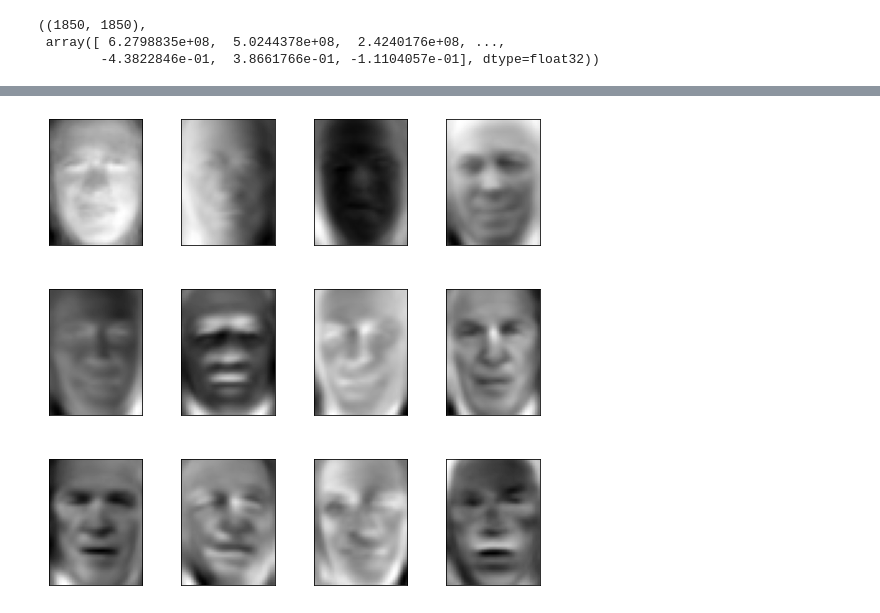
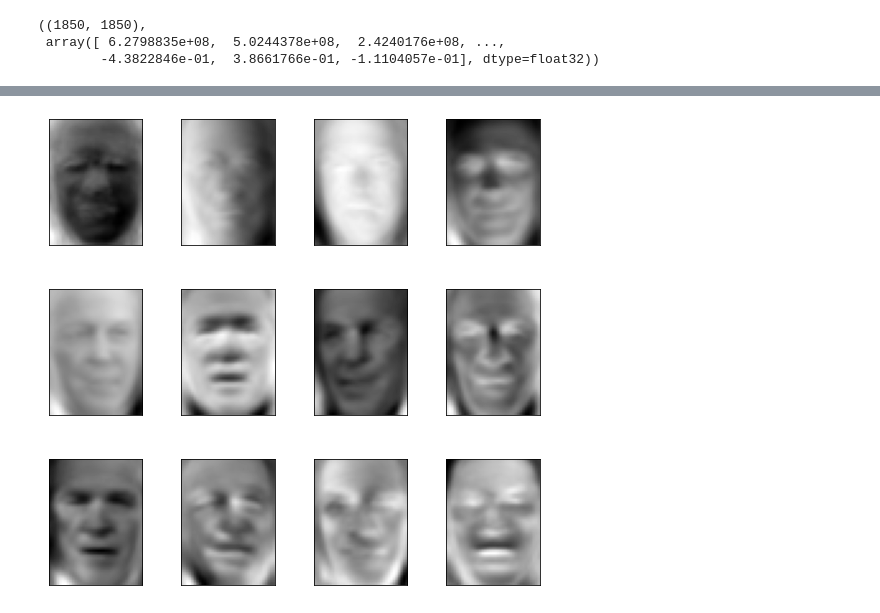
Before and after one commit to grevyarlesp/NewRepo, a Jupyter notebook: Eigenface/Untitled.ipynb, the cells around one changed output, grey strips where cells are left out. Drawn from its saved outputs; the diff is of its cells as text; code cells hidden in the pictures.

Commit message:
Fix eigenface

```diff
--- a/Eigenface/Untitled.ipynb
+++ b/Eigenface/Untitled.ipynb
@@ -312,9 +264,10 @@ plot_gallery(trimmed_eigenvec.T, None, h, w)
 # %%
+n_components = 150
 pca = PCA(n_components = n_components, svd_solver ='randomized',
           whiten = True).fit(X)
 eigenfaces = pca.components_.reshape((n_components, h, w))
 X_pca = pca.transform(X)
 # %%
-plot_gallery(trimmed_eigenvec.T, None, h, w)
+plot_gallery(eigenfaces, None, h, w)
 # %% [output]
-[figure, old version]
+[figure, new version]
```
Also changed, not shown: parts of 18 cells of this notebook.
